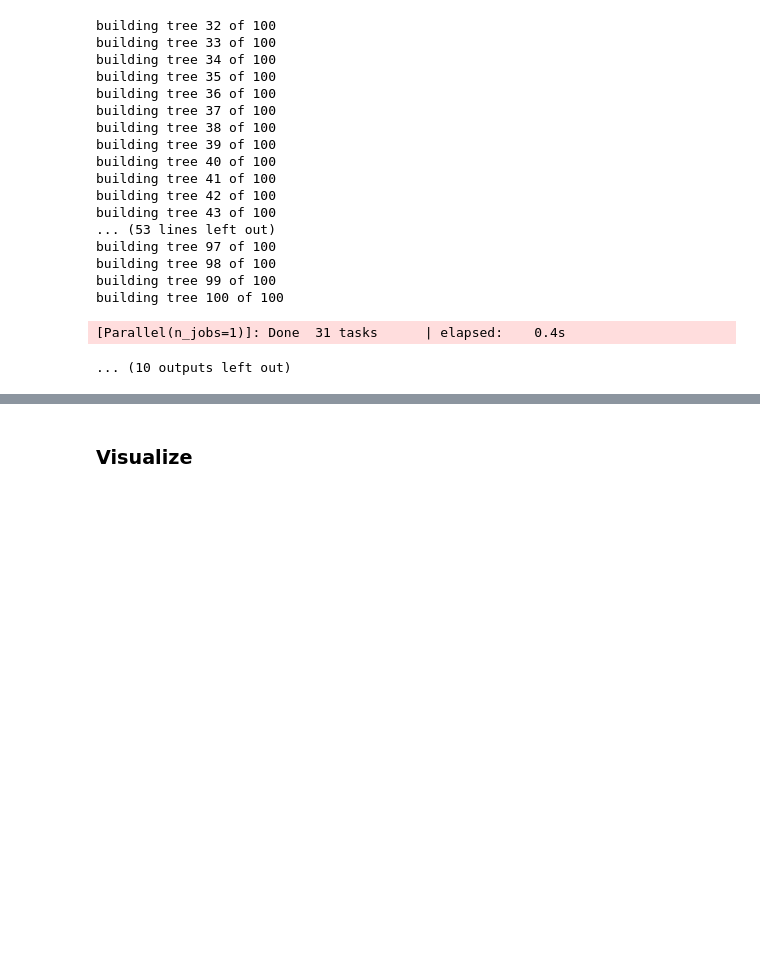
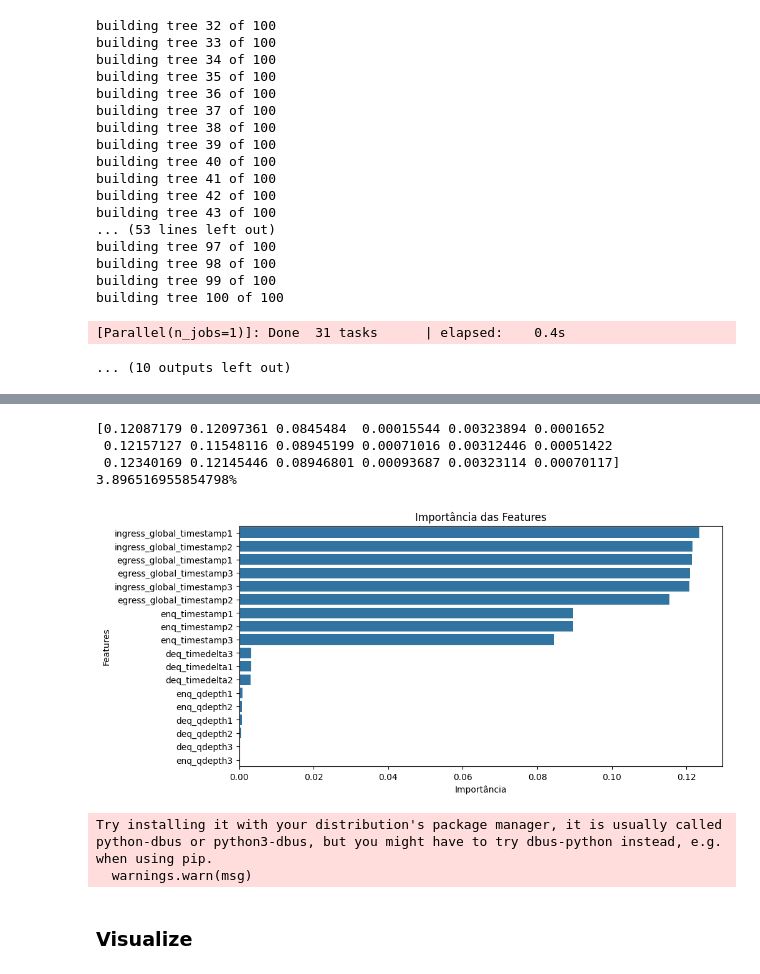
Before and after one commit to lukilme/search-telemetry-service-estimation, a Jupyter notebook: machine_learning.ipynb, the cells around one changed output, grey strips where cells are left out. Cells and saved outputs as stored; diff of their text form; code cells hidden in the pictures; blank space fills up the shorter version.

```diff
--- a/machine_learning.ipynb
+++ b/machine_learning.ipynb
@@ -366,7 +399,8 @@ building tree 100 of 100
 [Parallel(n_jobs=1)]: Done  31 tasks      | elapsed:    0.4s
 ... (10 outputs left out)
 # %%
-rf_mae, rf_nmae, rf_best_model = train_random_forest(features, labels)
+rf_mae, rf_nmae, rf_best_model = train_rf_model(features, labels)
 print(f"{rf_nmae*100}%")
 visualize_results(rf_best_model.feature_importances_, features.columns)
 alert_end()
+# %% [output]
@@ -373,3 +424,10 @@ alert_end()
+[0.12087179 0.12097361 0.0845484  0.00015544 0.00323894 0.0001652
+ 0.12157127 0.11548116 0.08945199 0.00071016 0.00312446 0.00051422
+ 0.12340169 0.12145446 0.08946801 0.00093687 0.00323114 0.00070117]
+3.896516955854798%
+[figure, added]
+Try installing it with your distribution's package manager, it is usually called python-dbus or python3-dbus, but you might have to try dbus-python instead, e.g. when using pip.
+  warnings.warn(msg)
 # %%
 rf_mae, rf_nmae, rf_best_model, rf_X_val_scaled, rf_y_val = train_random_forest(features, labels)
 print(f"{rf_nmae*100}%")
```
Also changed, not shown: parts of 5 cells of this notebook.
